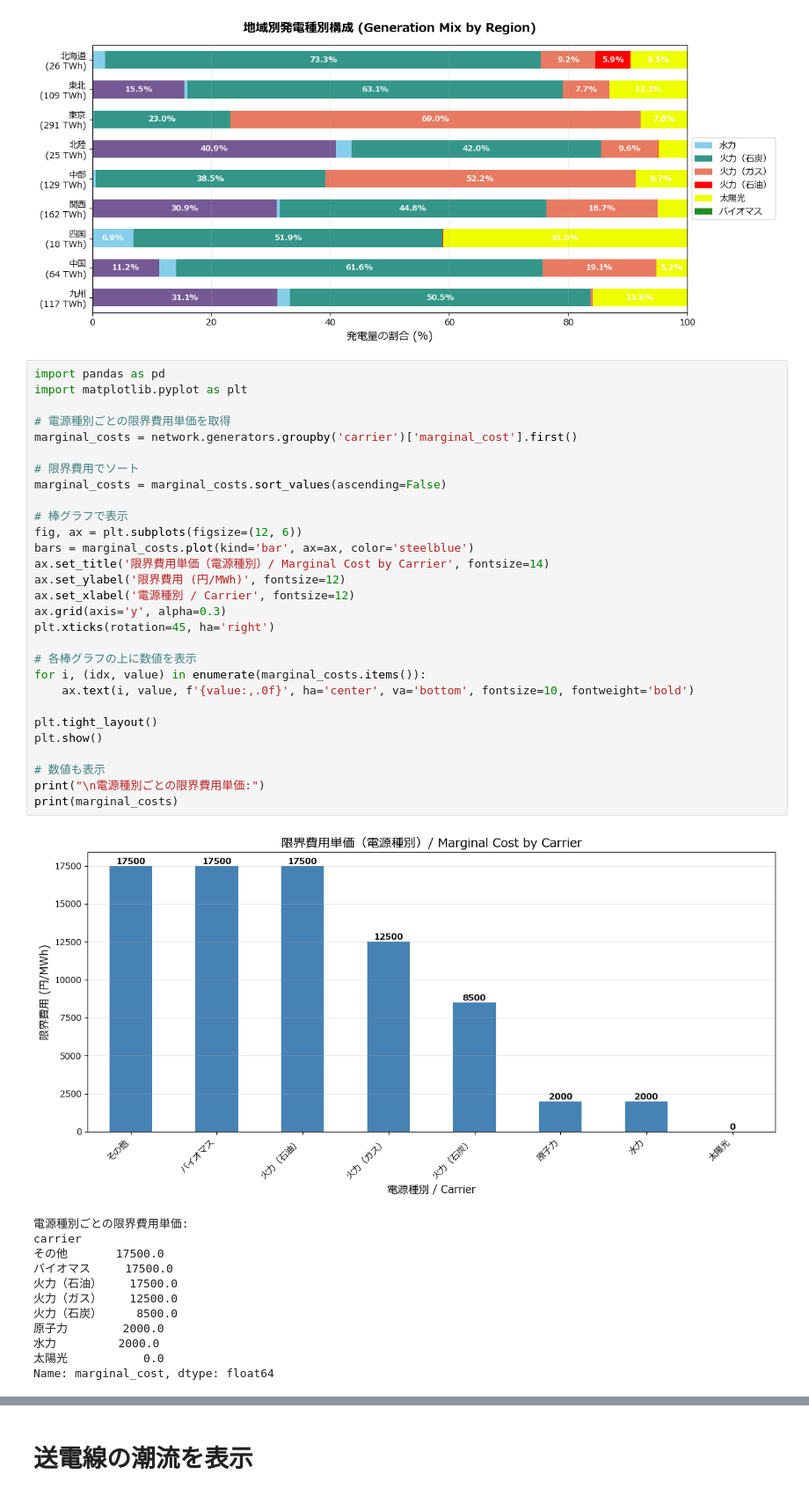
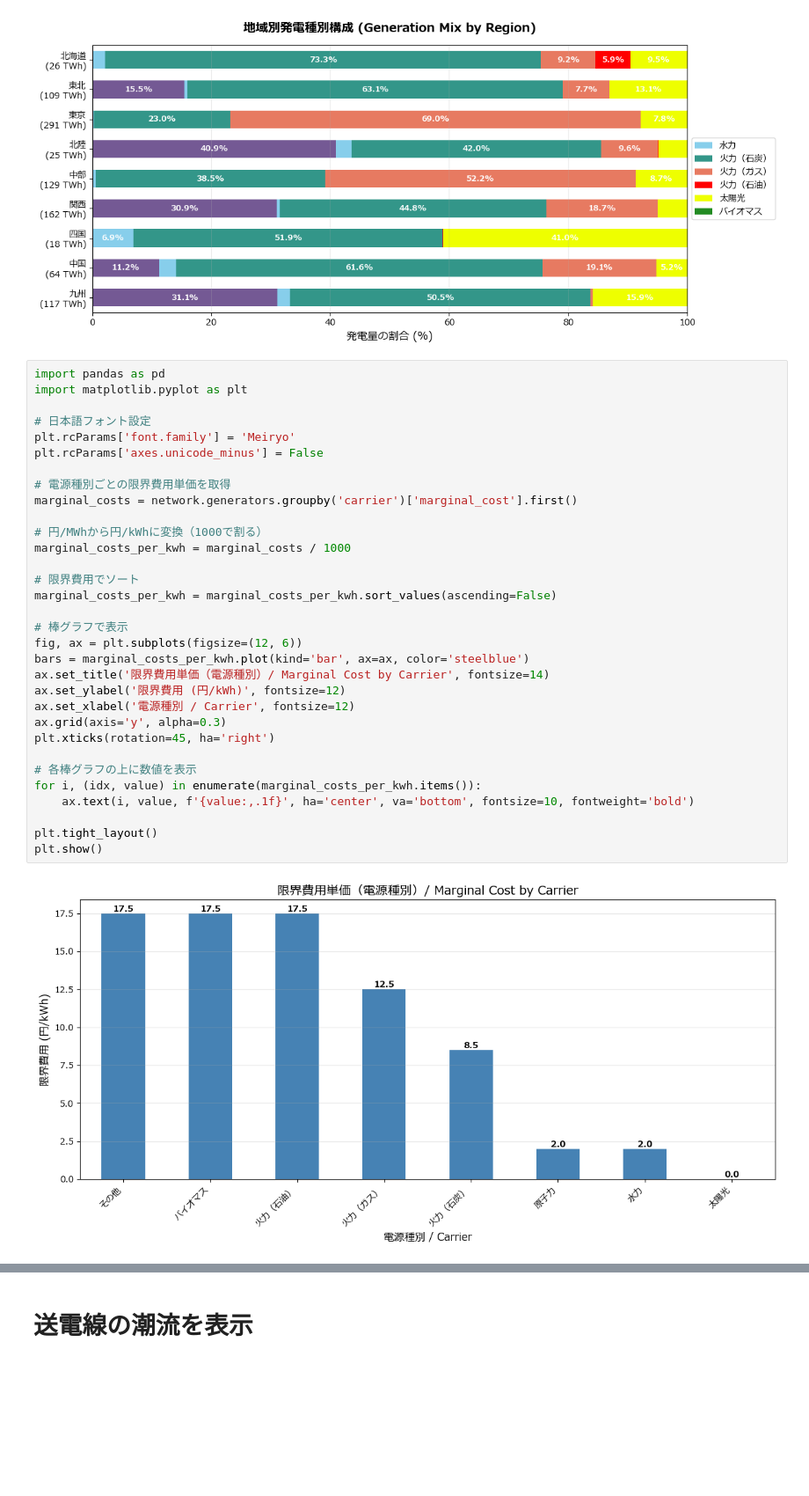
Before and after one commit to takashi-yanase/DemandSupplySimulation, a Jupyter notebook: 01 data_exploration.ipynb, the cells around one changed output, grey strips where cells are left out. Shown at 88% size. Drawn from its saved outputs; the diff is of its cells as text; blank space fills up the shorter version.

```diff
--- a/01 data_exploration.ipynb
+++ b/01 data_exploration.ipynb
@@ -45,45 +45,37 @@ analyze_results.plot_generation_by_bus(network)
 # %%
 import pandas as pd
 import matplotlib.pyplot as plt
 
+# 日本語フォント設定
+plt.rcParams['font.family'] = 'Meiryo'
+plt.rcParams['axes.unicode_minus'] = False
+
 # 電源種別ごとの限界費用単価を取得
 marginal_costs = network.generators.groupby('carrier')['marginal_cost'].first()
 
+# 円/MWhから円/kWhに変換（1000で割る）
+marginal_costs_per_kwh = marginal_costs / 1000
+
 # 限界費用でソート
-marginal_costs = marginal_costs.sort_values(ascending=False)
+marginal_costs_per_kwh = marginal_costs_per_kwh.sort_values(ascending=False)
 
 # 棒グラフで表示
 fig, ax = plt.subplots(figsize=(12, 6))
-bars = marginal_costs.plot(kind='bar', ax=ax, color='steelblue')
+bars = marginal_costs_per_kwh.plot(kind='bar', ax=ax, color='steelblue')
 ax.set_title('限界費用単価（電源種別）/ Marginal Cost by Carrier', fontsize=14)
-ax.set_ylabel('限界費用 (円/MWh)', fontsize=12)
+ax.set_ylabel('限界費用 (円/kWh)', fontsize=12)
 ax.set_xlabel('電源種別 / Carrier', fontsize=12)
 ax.grid(axis='y', alpha=0.3)
 plt.xticks(rotation=45, ha='right')
 
 # 各棒グラフの上に数値を表示
-for i, (idx, value) in enumerate(marginal_costs.items()):
-    ax.text(i, value, f'{value:,.0f}', ha='center', va='bottom', fontsize=10, fontweight='bold')
+for i, (idx, value) in enumerate(marginal_costs_per_kwh.items()):
+    ax.text(i, value, f'{value:,.1f}', ha='center', va='bottom', fontsize=10, fontweight='bold')
 
 plt.tight_layout()
 plt.show()
-
-# 数値も表示
-print("\n電源種別ごとの限界費用単価:")
-print(marginal_costs)
 # %% [output]
-[figure, old version]
+[figure, new version]
-電源種別ごとの限界費用単価:
-carrier
-その他       17500.0
-バイオマス     17500.0
-火力（石油）    17500.0
-火力（ガス）    12500.0
-火力（石炭）     8500.0
-原子力        2000.0
-水力         2000.0
-太陽光           0.0
-Name: marginal_cost, dtype: float64
 # %%
 import matplotlib.pyplot as plt
 
```
Also changed, not shown: parts of 4 cells of this notebook, 1 other file.
